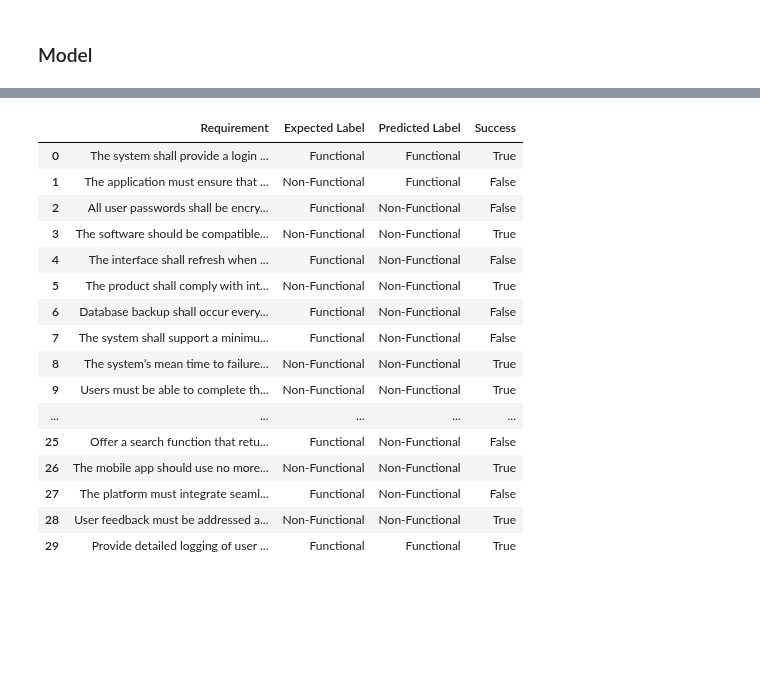
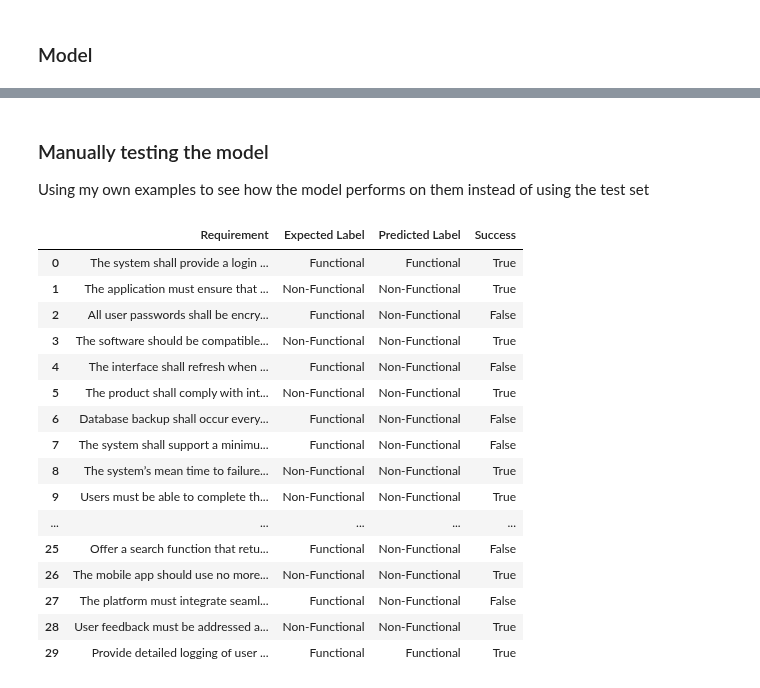
Before and after one commit to NickBres/SoftwareRequirementsClassification, a Jupyter notebook: KNN.ipynb, the cells around one changed output, grey strips where cells are left out. Saved outputs shown, nothing was run; the diff lists cells and outputs as text; code cells hidden in the pictures; blank space fills up the shorter version.

```diff
--- a/KNN.ipynb
+++ b/KNN.ipynb
@@ -108 +89,19 @@ Traceback (most recent call last):
+# %%
+from sklearn.metrics import confusion_matrix
+import seaborn as sns
+
+def draw_confusion_matrix(y_test, y_pred):
+    # Compute the normalized confusion matrix
+    cm_normalized = confusion_matrix(y_test, y_pred, normalize='true')
+
+    # Convert to percentage
+    cm_percentage = cm_normalized * 100
+
+    # Visualize the confusion matrix as percentages
+    plt.figure(figsize=(10,7))
+    sns.heatmap(cm_percentage, annot=True, fmt=".2f", cmap="Blues", xticklabels=['Non-Functional', 'Functional'], yticklabels=['Non-Functional', 'Functional'])
+    plt.title('Confusion Matrix (Percentage)')
+    plt.xlabel('Predicted Label')
+    plt.ylabel('True Label')
+    plt.show()
 # %%
@@ -151,0 +163,9 @@ plt.show()
+# %%
+preprocessing_params = {
+    'lemmatize': True, # use lemmatization false by default
+    'stemming': False, # use stemming false by default
+    'delete_stopwords': True, # delete stopwords like 'the', 'and', etc.
+    'with_numbers': False, # keep numbers or not
+    'normalize_numbers': True # normalize numbers to a single token (will only work if with_numbers is True)
+}
+model, vectorizer = run_experiment(df, preprocessing_params)
@@ -152,7 +203,16 @@ plt.show()
+# %% [markdown]
+### Manually testing the model
+Using my own examples to see how the model performs on them instead of using the test set
 # %%
-def predict_req(req, expected, model, vectorizer):
+def predict_req(req, expected, model, vectorizer, preprocessing_params):
     df = pd.DataFrame([req], columns=['Requirement'])
-    X = [' '.join(req_to_words(req)) for req in df['Requirement']]
+
+    lemmatize = preprocessing_params.get('lemmatize', True)
+    delete_stopwords = preprocessing_params.get('delete_stopwords', True)
+    with_numbers = preprocessing_params.get('with_numbers', True)
+    normalize_numbers = preprocessing_params.get('normalize_numbers', True)
+
+    X = [req_to_words(req, lemmatize=lemmatize, delete_stopwords=delete_stopwords, with_numbers=with_numbers, normalize_numbers=normalize_numbers) for req in df['Requirement']]
     X = vectorizer.transform(X)
 
     prediction = model.predict(X)
@@ -161,10 +221,10 @@ def predict_req(req, expected, model, vectorizer):
 
     return predicted_label, success
 # %%
-def summarize_predictions(examples, model, vectorizer):
+def summarize_predictions(examples, model, vectorizer , preprocessing_params):
     results = []
     for req, expected_label in examples:
-        predicted_label, success = predict_req(req, expected_label, model, vectorizer)
+        predicted_label, success = predict_req(req, expected_label, model, vectorizer, preprocessing_params)
         results.append({
             'Requirement': req,
             'Expected Label': expected_label,
@@ -206,12 +266,12 @@ examples = [
     ("Provide detailed logging of user actions to support auditing requirements.", 'Functional')
 ]
 # %%
-summary = summarize_predictions(examples, model, vectorizer)
+summary = summarize_predictions(examples, model, vectorizer, preprocessing_params)
 summary
 # %% [output]
 |  | Requirement | Expected Label | Predicted Label | Success |
 | 0 | The system shall provide a login ... | Functional | Functional | True |
-| 1 | The application must ensure that ... | Non-Functional | Functional | False |
+| 1 | The application must ensure that ... | Non-Functional | Non-Functional | True |
 | 2 | All user passwords shall be encry... | Functional | Non-Functional | False |
 | 3 | The software should be compatible... | Non-Functional | Non-Functional | True |
 | 4 | The interface shall refresh when ... | Functional | Non-Functional | False |
```
Also changed, not shown: parts of 11 cells of this notebook, 1 other file.
